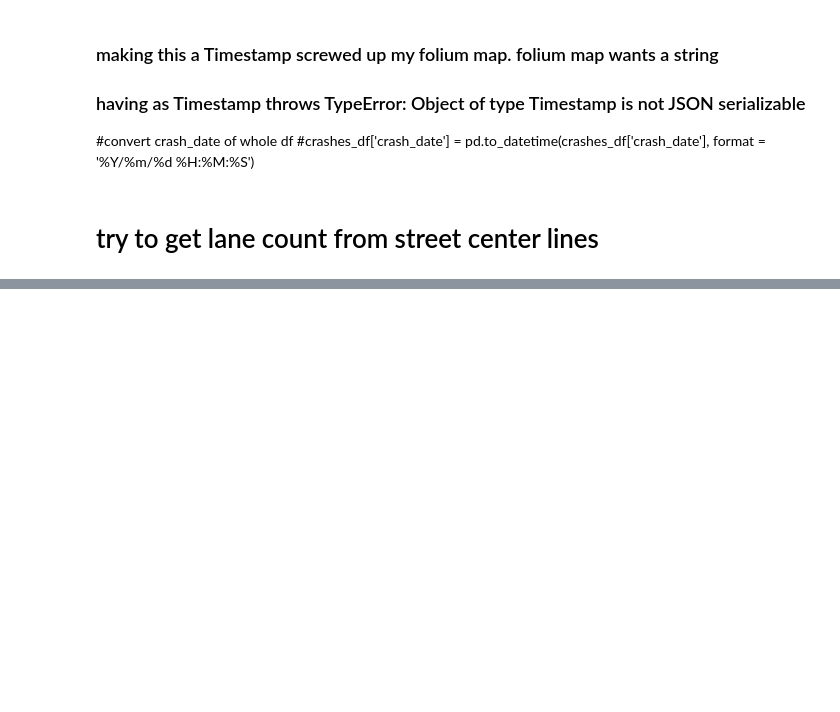
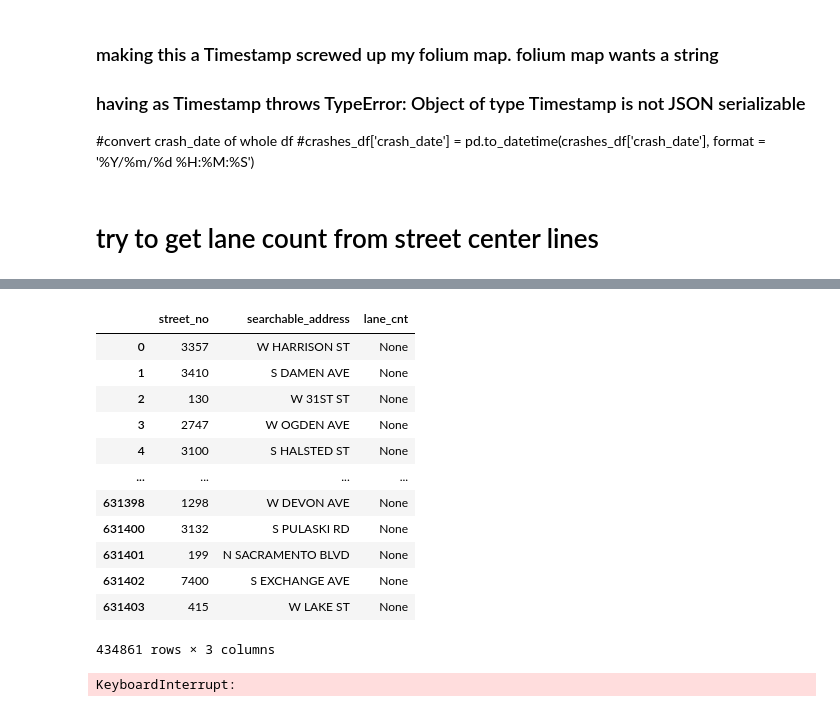
Before and after one commit to canderson197/Chicago-Traffic-Violence-Peds-Cyclists, a Jupyter notebook: data cleaning.ipynb, the cells around one changed output, grey strips where cells are left out. Saved outputs shown, nothing was run; the diff lists cells and outputs as text; code cells hidden in the pictures; blank space fills up the shorter version.

```diff
--- a/data cleaning.ipynb
+++ b/data cleaning.ipynb
@@ -499,0 +353,6 @@ street_center_lines[street_center_lines['STREET_NAM'] == 'ARGYLE']
+# %%
+crashes_df['searchable_address'] = crashes_df['street_direction'] + ' ' + crashes_df['street_name']
+# %%
+crashes_df['street_no'] = pd.to_numeric(crashes_df['street_no'])
+# %%
+null_lanes = crashes_df[crashes_df['lane_cnt'].isna()]
@@ -499,0 +379,16 @@ street_center_lines[street_center_lines['STREET_NAM'] == 'ARGYLE']
+# %%
+null_lanes[['street_no','searchable_address','lane_cnt']]
+# %% [output]
+|  | street_no | searchable_address | lane_cnt |
+| 0 | 3357 | W HARRISON ST | None |
+| 1 | 3410 | S DAMEN AVE | None |
+| 2 | 130 | W 31ST ST | None |
+| 3 | 2747 | W OGDEN AVE | None |
+| 4 | 3100 | S HALSTED ST | None |
+| ... | ... | ... | ... |
+| 631398 | 1298 | W DEVON AVE | None |
+| 631400 | 3132 | S PULASKI RD | None |
+| 631401 | 199 | N SACRAMENTO BLVD | None |
+| 631402 | 7400 | S EXCHANGE AVE | None |
+| 631403 | 415 | W LAKE ST | None |
+434861 rows × 3 columns
@@ -499,0 +399,8 @@ street_center_lines[street_center_lines['STREET_NAM'] == 'ARGYLE']
+# %%
+for null_index, null_row in null_lanes.iterrows():
+    for index, row in city_addresses.iterrows():
+        if row['min'] <= null_row.street_no <= row['max'] and null_row.searchable_address == row.searchable_address:
+            null_lanes.at[null_index, 'lane_cnt'] = row.CLASS
+            break
+# %% [output]
+KeyboardInterrupt:
```
Also changed, not shown: parts of 62 cells of this notebook.
